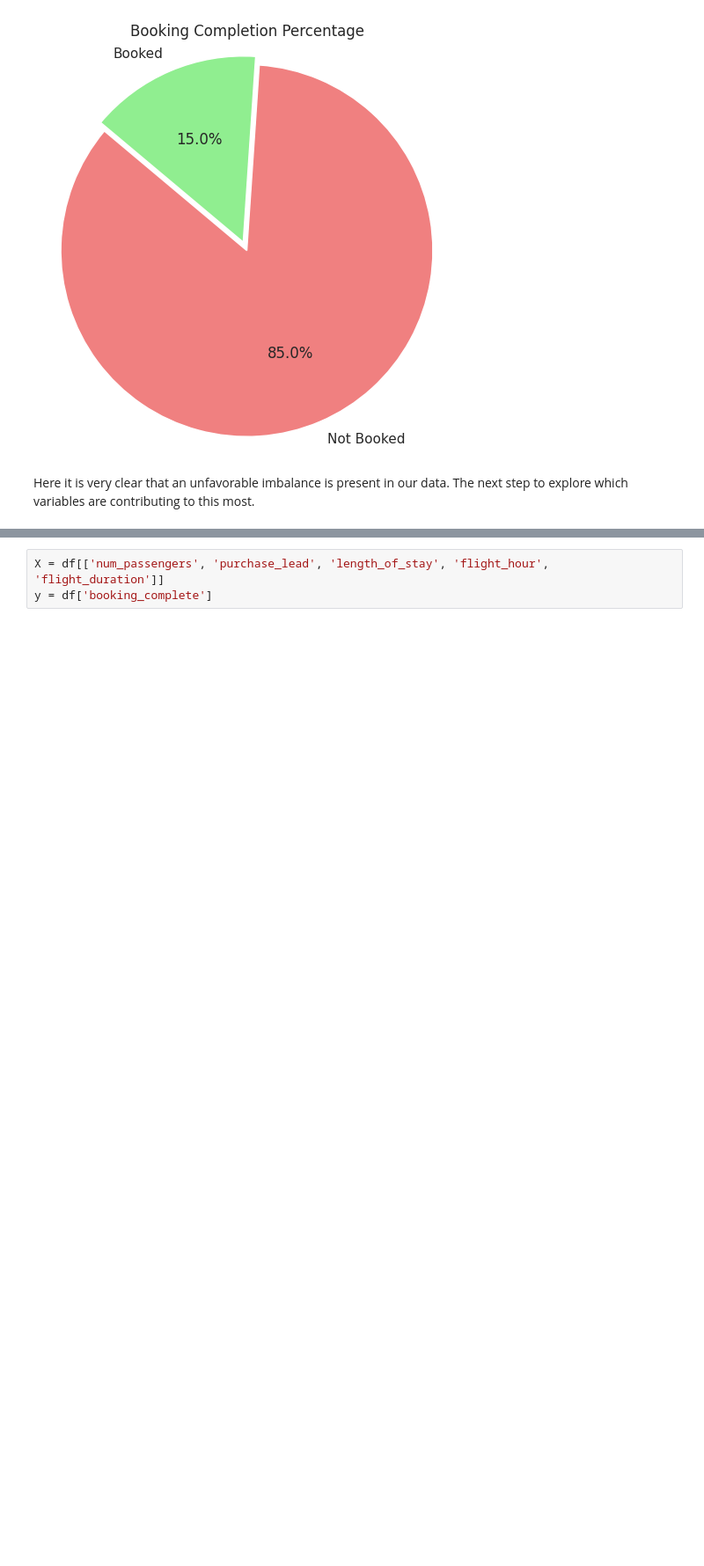
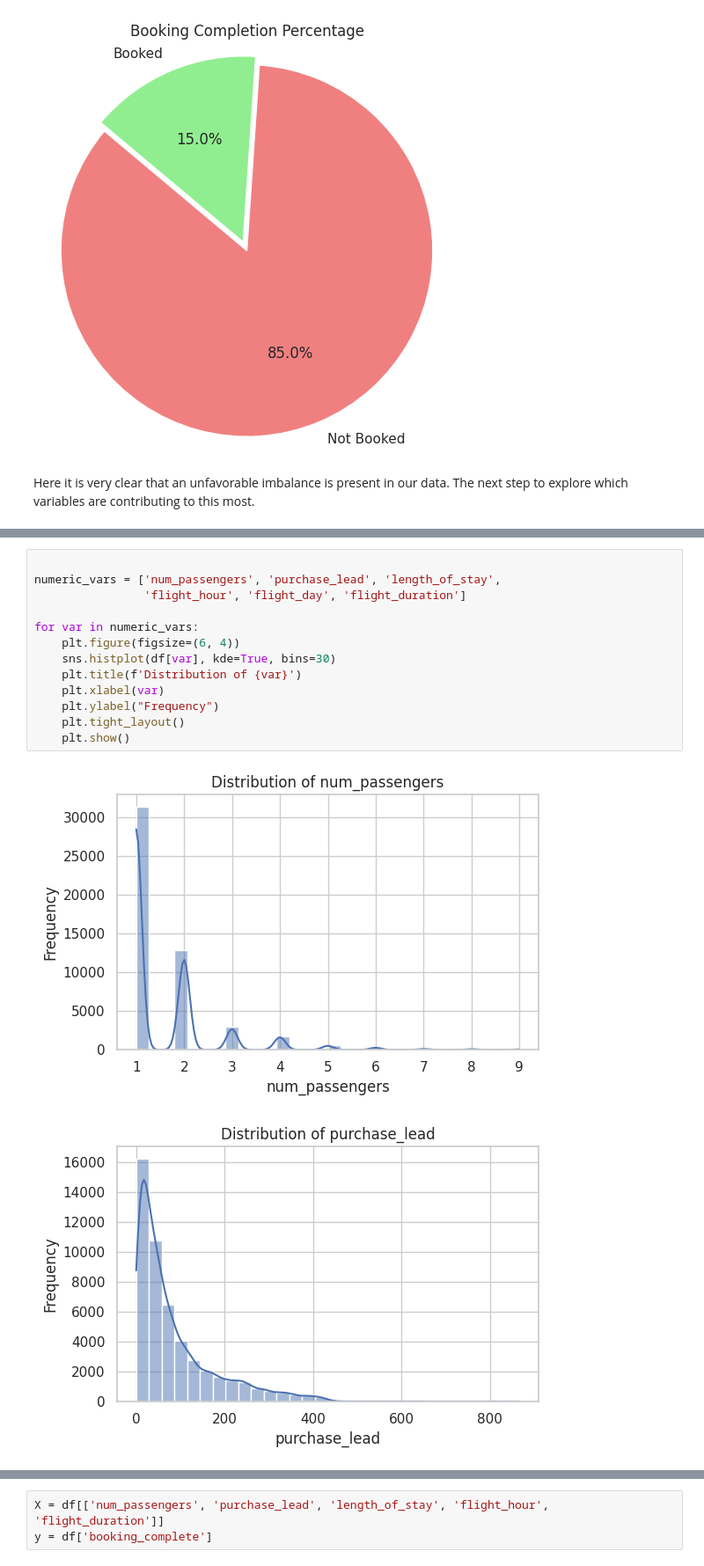
Before and after one commit to JzesatiD/british_airlines_dataproj, a Jupyter notebook: BA_ML.ipynb, the cells around one changed output, grey strips where cells are left out. Shown: that part at 88% size. Drawn from its saved outputs; the diff is of its cells as text; blank space fills up the shorter version.

Commit message:
adding numerical graphs

```diff
--- a/BA_ML.ipynb
+++ b/BA_ML.ipynb
@@ -179,0 +182,16 @@ Here it is very clear that an unfavorable imbalance is present in our data. The
+# %%
+
+numeric_vars = ['num_passengers', 'purchase_lead', 'length_of_stay',
+                'flight_hour', 'flight_day', 'flight_duration']
+
+for var in numeric_vars:
+    plt.figure(figsize=(6, 4))
+    sns.histplot(df[var], kde=True, bins=30)
+    plt.title(f'Distribution of {var}')
+    plt.xlabel(var)
+    plt.ylabel("Frequency")
+    plt.tight_layout()
+    plt.show()
+# %% [output]
+[figure, added]
+[figure, added]
```
Also changed, not shown: parts of 6 cells of this notebook.
